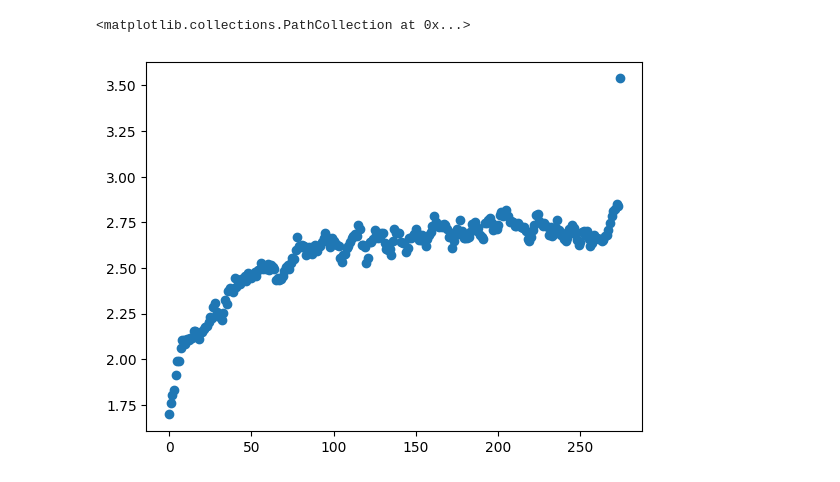
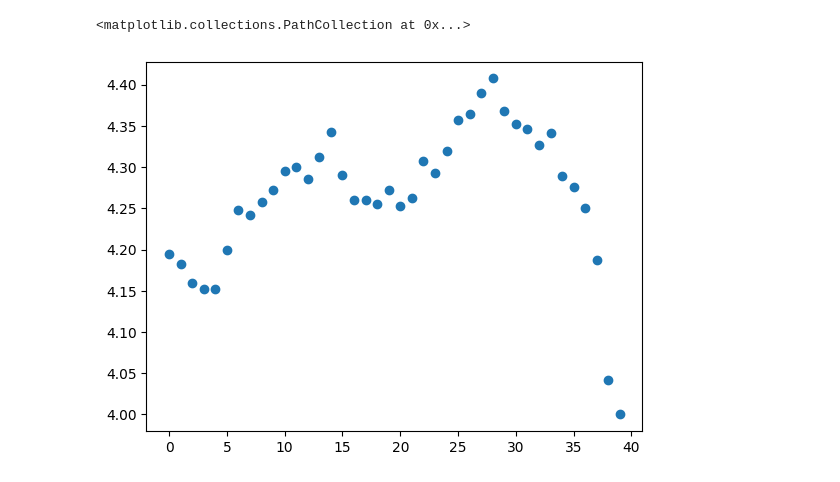
Before and after one commit to PrasannS/d2po, a Jupyter notebook: notebooks/trainlog_analysis.ipynb, the cells around one changed output. Drawn from its saved outputs; the diff is of its cells as text; code cells hidden in the pictures.

Commit message:
results processing, new set of bow / noun jobs running

```diff
--- a/notebooks/trainlog_analysis.ipynb
+++ b/notebooks/trainlog_analysis.ipynb
@@ -14,7 +13,7 @@ The autoreload extension is already loaded. To reload it, use:
 # %%
 # tlog = pd.read_json("../../outputs/bagofwords/dynarmlogs/expbow50_updatereprod_fix.jsonl", orient='records', lines=True)
-# tlog = pd.read_json("../../active-rlhf/outputs/results/dynarmlogs/math/tiny_rm_rand8repeasy1v2.jsonl", orient='records', lines=True, nrows=64000)
-tlog = pd.read_json("../../active-rlhf/outputs/results/rollouts/math/ppo_goldb8easy2fix.jsonl", orient='records', lines=True, nrows=64000)
+tlog = pd.read_json("../../active-rlhf/outputs/results/dynarmlogs/ultra/tiny_rm_conf_active_final.jsonl", orient='records', lines=True, nrows=64000)
+# tlog = pd.read_json("../../active-rlhf/outputs/results/rollouts/math/ppo_goldb8easy4fix.jsonl", orient='records', lines=True, nrows=64000)
 
 # tlog = pd.read_json("../../activereprod/active-rlhf/outputs/results/dynarmlogs/math/u/prasanns/research/active-rlhf/outputs/models/math/tiny_rm_rand_subsamp_onlymathreprod3.jsonl", orient='records', lines=True)
 # tlog = pd.read_json("../outputs/results/dynarmlogs/.jsonl", orient='records', lines=True)
@@ -23,3 +22,4 @@ if 'golds' not in tmp.keys():
     tmp['golds'] = tmp['rewards']
 
 tmp = tmp.dropna(subset='golds')
+print(len(tmp))
@@ -28,5 +27,0 @@ tmp = tmp.dropna(subset='golds')
-# %%
-a = [1,2,3]
-b = [1]
-for i in zip(a, b):
-    print(i)
@@ -79,10 +68,10 @@ plt.scatter(range(len(vals)), vals)
 # %%
 means = [mean(m) for m in ngs]
 # means = [mean(m) for m in tmp['rewards']]
 
 interv = 10
-mbins = [mean(means[i:i+50]) for i in range(0, len(means), interv)]
+mbins = [mean(means[i:i+100]) for i in range(0, len(means), interv)]
 plt.scatter(range(len(mbins)), mbins)
 # %% [output]
 <matplotlib.collections.PathCollection at 0x...>
-[figure, old version]
+[figure, new version]
```
Also changed, not shown: parts of 14 cells of this notebook, 4 other files.
